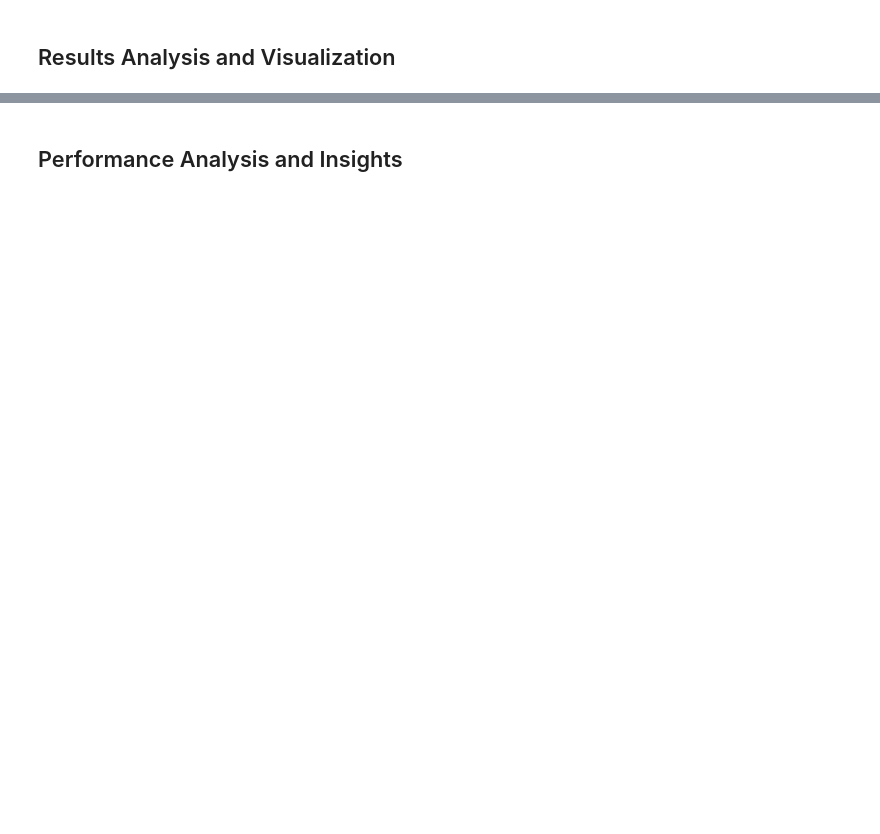
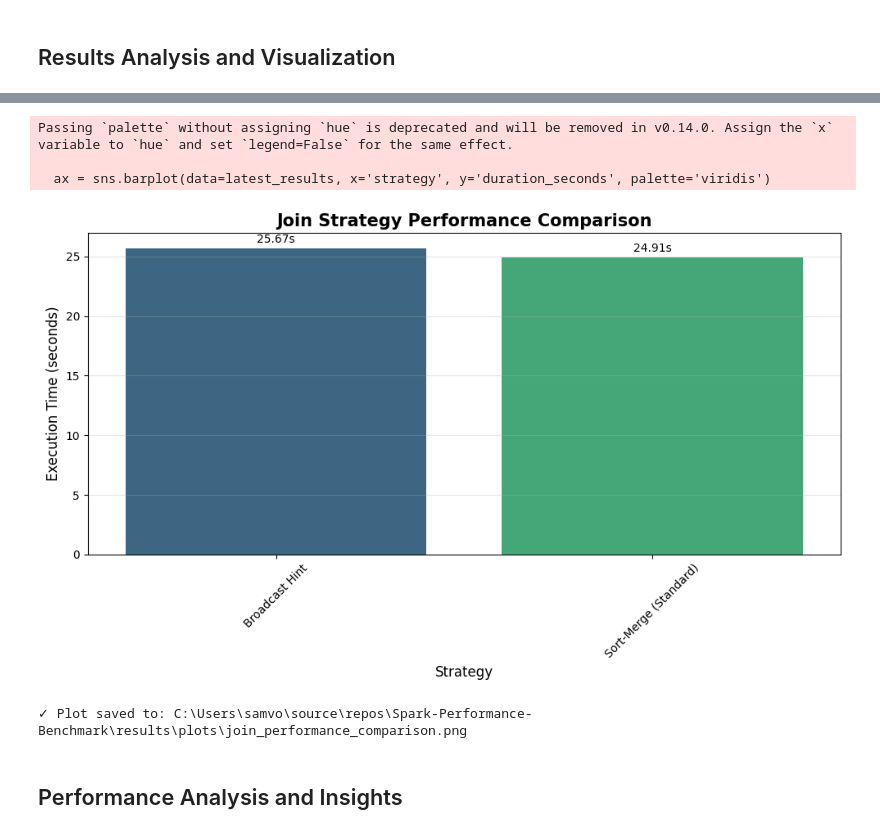
Before and after one commit to spitztli/Spark-Performance-Benchmark, a Jupyter notebook: notebooks/03_join_optimization_final.ipynb, the cells around one changed output, grey strips where cells are left out. Cells and saved outputs as stored; diff of their text form; code cells hidden in the pictures; blank space fills up the shorter version.

```diff
--- a/notebooks/03_join_optimization_final.ipynb
+++ b/notebooks/03_join_optimization_final.ipynb
@@ -368,0 +449,75 @@ else:
+# %%
+# Analyze Join Strategies (Robust Version)
+import pandas as pd
+import matplotlib.pyplot as plt
+import seaborn as sns
+from config import BENCHMARK_LOG_FILE, PLOTS_DIR
+
+if not BENCHMARK_LOG_FILE.exists():
+    print(f"File not found: {BENCHMARK_LOG_FILE}")
+else:
+    try:
+        # 1. Load Data directly from CSV
+        df = pd.read_csv(BENCHMARK_LOG_FILE)
+
+        # Filter for SUCCESS and relevant Join tests
+        # Wir suchen nach "Join" oder "Z-Order" (Delta)
+        join_df = df[
+            (df['status'] == 'SUCCESS') &
+            (df['test_name'].str.contains('Join', case=False) | df['test_name'].str.contains('Z-Order', case=False))
+        ].copy()
+
+        if join_df.empty:
+            print("No Join benchmark results found yet.")
+        else:
+            # Convert duration to numeric
+            join_df['duration_seconds'] = pd.to_numeric(join_df['duration_seconds'], errors='coerce')
+
+            # 2. Categorize Tests for nicer plotting
+            def categorize_test(name):
+                if 'Broadcast' in name: return 'Broadcast Hint'
+                if 'Sort-Merge' in name: return 'Sort-Merge (Standard)'
+                if 'Z-Order' in name: return 'Delta Z-Ordered'
+                if 'Delta' in name: return 'Delta Standard'
+                return name
+
+            join_df['strategy'] = join_df['test_name'].apply(categorize_test)
+
+            # Keep only latest run per strategy
+            latest_results = join_df.sort_values('timestamp').groupby('strategy').tail(1).sort_values('duration_seconds', ascending=False)
+
+            print("\n" + "="*60)
+            print("JOIN PERFORMANCE SUMMARY")
+            print("="*60)
+            print(latest_results[['strategy', 'duration_seconds']].to_string(index=False))
+            print("="*60)
+
+            # 3. Visualization
+            plt.figure(figsize=(10, 6))
+            # Use seaborn if installed, otherwise standard matplotlib
+            try:
+                ax = sns.barplot(data=latest_results, x='strategy', y='duration_seconds', palette='viridis')
+            except:
+                ax = plt.bar(latest_results['strategy'], latest_results['duration_seconds'])
+                ax = plt.gca() # Get current axis
+
+            plt.title('Join Strategy Performance Comparison', fontsize=15, fontweight='bold')
+            plt.ylabel('Execution Time (seconds)', fontsize=12)
+            plt.xlabel('Strategy', fontsize=12)
+            plt.xticks(rotation=45)
+            plt.grid(axis='y', alpha=0.3)
+
+            # Add labels
+            if 'sns' in locals():
+                for container in ax.containers:
+                    ax.bar_label(container, fmt='%.2fs', padding=3)
+
+            plt.tight_layout()
+            save_path = PLOTS_DIR / 'join_performance_comparison.png'
+            plt.savefig(save_path, dpi=300, bbox_inches='tight')
+            plt.show()
+            print(f"✓ Plot saved to: {save_path}")
+
+    except Exception as e:
+        print(f"Error analyzing results: {e}")
+# %% [output]
@@ -369,3 +531,8 @@ else:
+Passing `palette` without assigning `hue` is deprecated and will be removed in v0.14.0. Assign the `x` variable to `hue` and set `legend=False` for the same effect.
+
+  ax = sns.barplot(data=latest_results, x='strategy', y='duration_seconds', palette='viridis')
+[figure, added]
+✓ Plot saved to: C:\Users\samvo\source\repos\Spark-Performance-Benchmark\results\plots\join_performance_comparison.png
 # %% [markdown]
 ## Performance Analysis and Insights
 # %%
```
Also changed, not shown: parts of 21 cells of this notebook, 2 other files.
